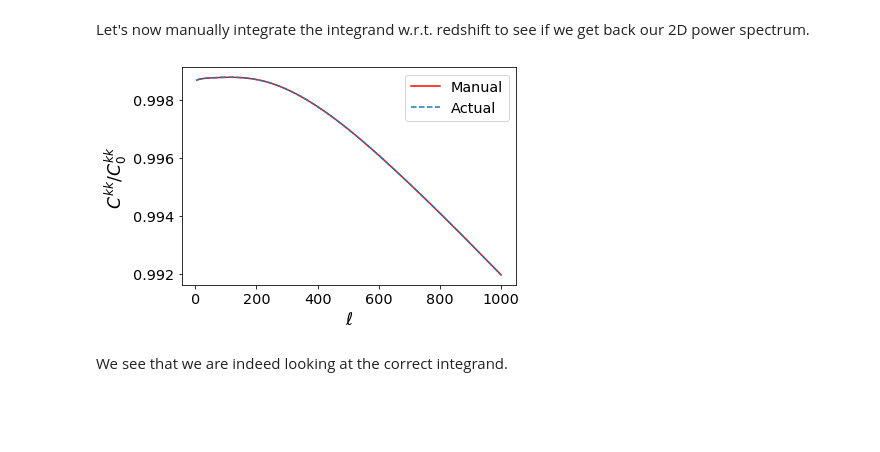
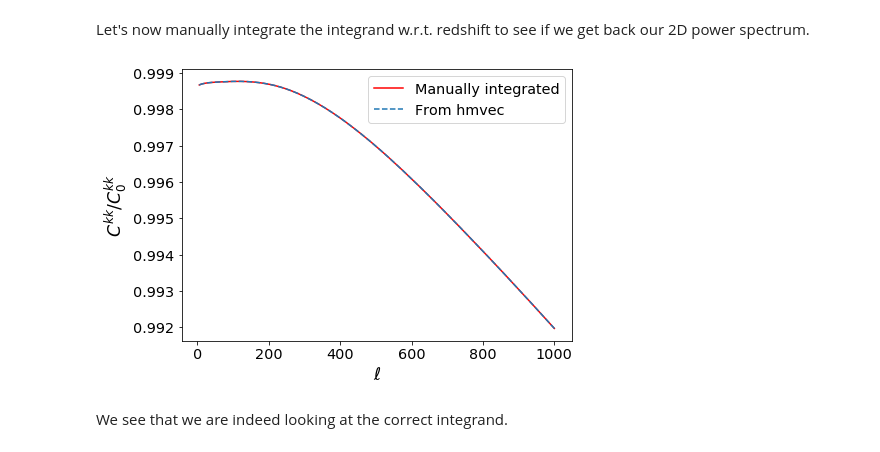
Before and after one commit to simonsobs/hmvec, a Jupyter notebook: examples/cib_example.ipynb, the cells around one changed output. Cells and saved outputs as stored; diff of their text form; code cells hidden in the pictures; blank space fills up the shorter version.

```diff
--- a/examples/cib_example.ipynb
+++ b/examples/cib_example.ipynb
@@ -178,15 +170,18 @@ Let's now manually integrate the integrand w.r.t. redshift to see if we get back
 # %%
 #Integrate
 Ckk_man = np.trapz(Ckk_integrand, redshifts, axis=1)
 Ckk0_man = np.trapz(Ckk0_integrand, redshifts, axis=1)
 
 #Plot
-plt.plot(ells, Ckk_man/Ckk0_man, color='red', label='Manual')
-plt.plot(ells, Ckk/Ckk0, ls='--', label='Actual')
+plt.figure(figsize = (7,5))
+plt.plot(ells, Ckk_man/Ckk0_man, color='red', label='Manually integrated')
+plt.plot(ells, Ckk/Ckk0, ls='--', label='From hmvec')
 plt.ylabel(r"$C^{kk}/C^{kk}_{0}$")
 plt.xlabel(r"$\ell$")
-plt.legend();
+plt.legend()
+
+plt.savefig('Ckk_compare.png', dpi=500, bbox_inches='tight');
 # %% [output]
-[figure, old version]
+[figure, new version]
 # %% [markdown]
 We see that we are indeed looking at the correct integrand.
```
Also changed, not shown: parts of 2 cells of this notebook.
